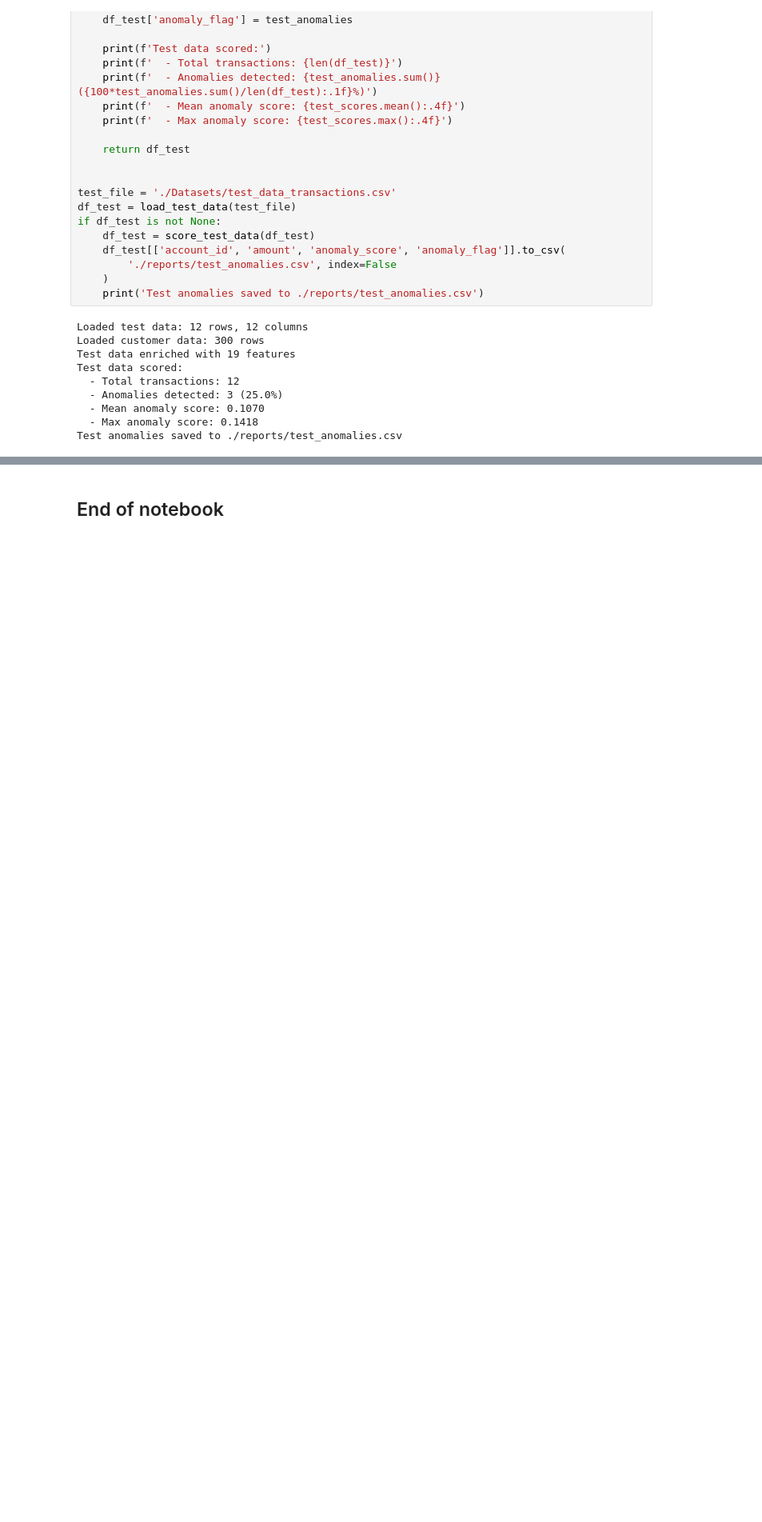
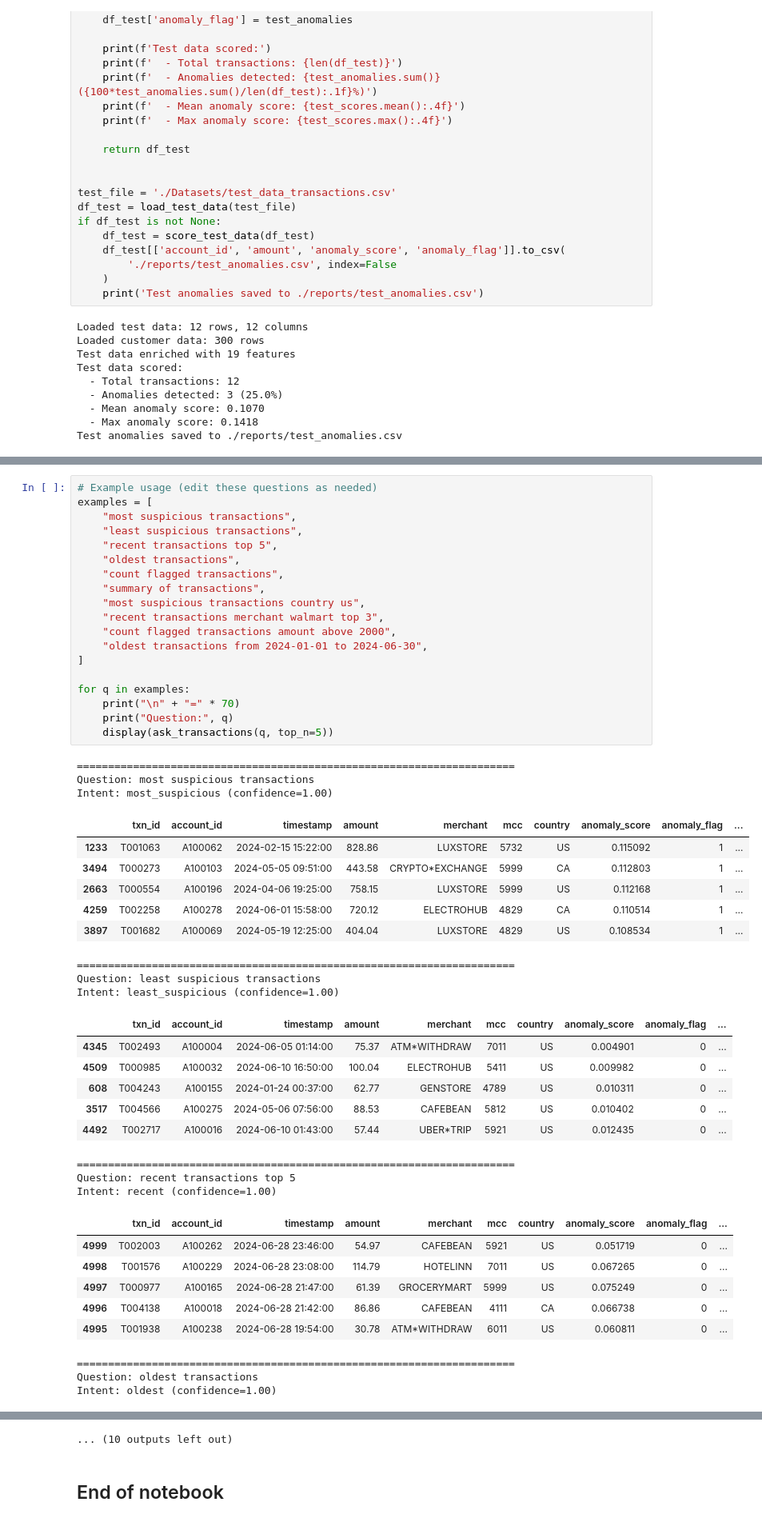
Before and after one commit to rohanku1497/Anamoly-detection, a Jupyter notebook: GenAI_Capstone/Anomaly_Detection_Capstone.ipynb, the cells around one changed output, grey strips where cells are left out. Shown at 80% size. Saved outputs shown, nothing was run; the diff lists cells and outputs as text; blank space fills up the shorter version.

```diff
--- a/GenAI_Capstone/Anomaly_Detection_Capstone.ipynb
+++ b/GenAI_Capstone/Anomaly_Detection_Capstone.ipynb
@@ -680,0 +1191,50 @@ Test anomalies saved to ./reports/test_anomalies.csv
+# %%
+# Example usage (edit these questions as needed)
+examples = [
+    "most suspicious transactions",
+    "least suspicious transactions",
+    "recent transactions top 5",
+    "oldest transactions",
+    "count flagged transactions",
+    "summary of transactions",
+    "most suspicious transactions country us",
+    "recent transactions merchant walmart top 3",
+    "count flagged transactions amount above 2000",
+    "oldest transactions from 2024-01-01 to 2024-06-30",
+]
+
+for q in examples:
+    print("\n" + "=" * 70)
+    print("Question:", q)
+    display(ask_transactions(q, top_n=5))
+# %% [output]
+======================================================================
+Question: most suspicious transactions
+Intent: most_suspicious (confidence=1.00)
+|  | txn_id | account_id | timestamp | amount | merchant | mcc | country | anomaly_score | anomaly_flag | ... |
+| 1233 | T001063 | A100062 | 2024-02-15 15:22:00 | 828.86 | LUXSTORE | 5732 | US | 0.115092 | 1 | ... |
+| 3494 | T000273 | A100103 | 2024-05-05 09:51:00 | 443.58 | CRYPTO*EXCHANGE | 5999 | CA | 0.112803 | 1 | ... |
+| 2663 | T000554 | A100196 | 2024-04-06 19:25:00 | 758.15 | LUXSTORE | 5999 | US | 0.112168 | 1 | ... |
+| 4259 | T002258 | A100278 | 2024-06-01 15:58:00 | 720.12 | ELECTROHUB | 4829 | CA | 0.110514 | 1 | ... |
+| 3897 | T001682 | A100069 | 2024-05-19 12:25:00 | 404.04 | LUXSTORE | 4829 | US | 0.108534 | 1 | ... |
+======================================================================
+Question: least suspicious transactions
+Intent: least_suspicious (confidence=1.00)
+|  | txn_id | account_id | timestamp | amount | merchant | mcc | country | anomaly_score | anomaly_flag | ... |
+| 4345 | T002493 | A100004 | 2024-06-05 01:14:00 | 75.37 | ATM*WITHDRAW | 7011 | US | 0.004901 | 0 | ... |
+| 4509 | T000985 | A100032 | 2024-06-10 16:50:00 | 100.04 | ELECTROHUB | 5411 | US | 0.009982 | 0 | ... |
+| 608 | T004243 | A100155 | 2024-01-24 00:37:00 | 62.77 | GENSTORE | 4789 | US | 0.010311 | 0 | ... |
+| 3517 | T004566 | A100275 | 2024-05-06 07:56:00 | 88.53 | CAFEBEAN | 5812 | US | 0.010402 | 0 | ... |
+| 4492 | T002717 | A100016 | 2024-06-10 01:43:00 | 57.44 | UBER*TRIP | 5921 | US | 0.012435 | 0 | ... |
+======================================================================
+Question: recent transactions top 5
+Intent: recent (confidence=1.00)
+|  | txn_id | account_id | timestamp | amount | merchant | mcc | country | anomaly_score | anomaly_flag | ... |
+| 4999 | T002003 | A100262 | 2024-06-28 23:46:00 | 54.97 | CAFEBEAN | 5921 | US | 0.051719 | 0 | ... |
+| 4998 | T001576 | A100229 | 2024-06-28 23:08:00 | 114.79 | HOTELINN | 7011 | US | 0.067265 | 0 | ... |
+| 4997 | T000977 | A100165 | 2024-06-28 21:47:00 | 61.39 | GROCERYMART | 5999 | US | 0.075249 | 0 | ... |
+| 4996 | T004138 | A100018 | 2024-06-28 21:42:00 | 86.86 | CAFEBEAN | 4111 | CA | 0.066738 | 0 | ... |
+| 4995 | T001938 | A100238 | 2024-06-28 19:54:00 | 30.78 | ATM*WITHDRAW | 6011 | US | 0.060811 | 0 | ... |
+======================================================================
+Question: oldest transactions
+Intent: oldest (confidence=1.00)
@@ -681,2 +1258,3 @@ Test anomalies saved to ./reports/test_anomalies.csv
+... (10 outputs left out)
 # %% [markdown]
 ## End of notebook
```
Also changed, not shown: parts of 11 cells of this notebook, 2 other files.
